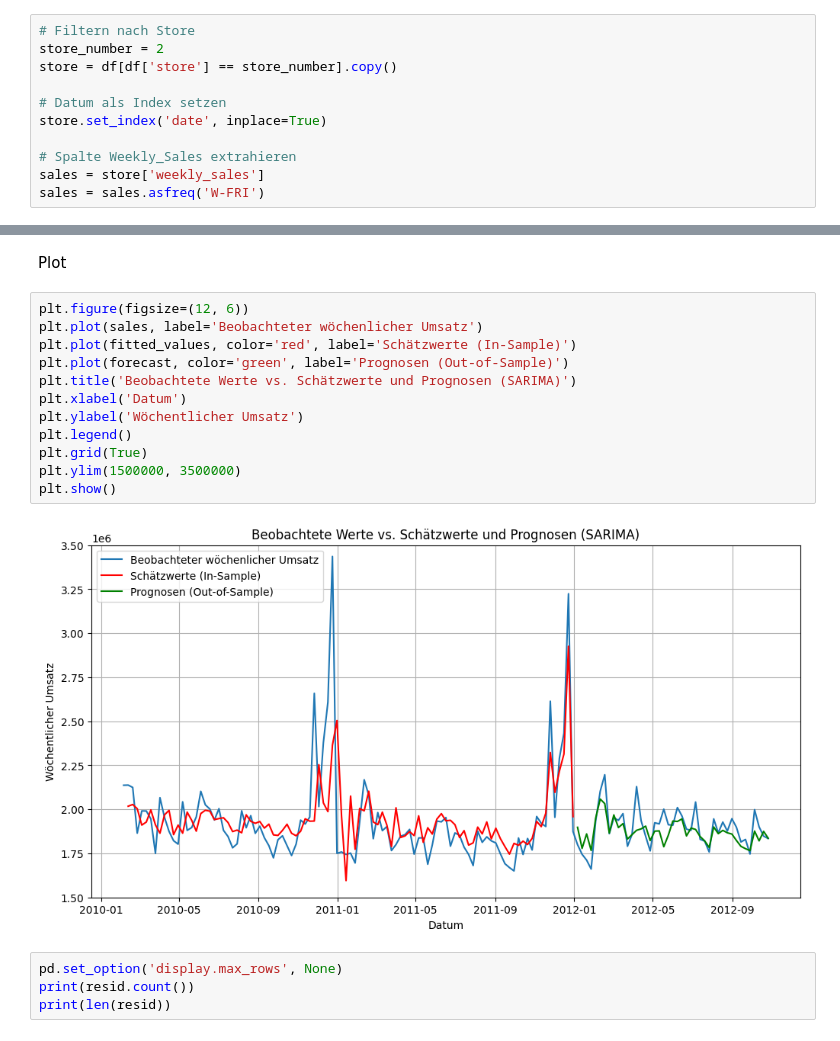
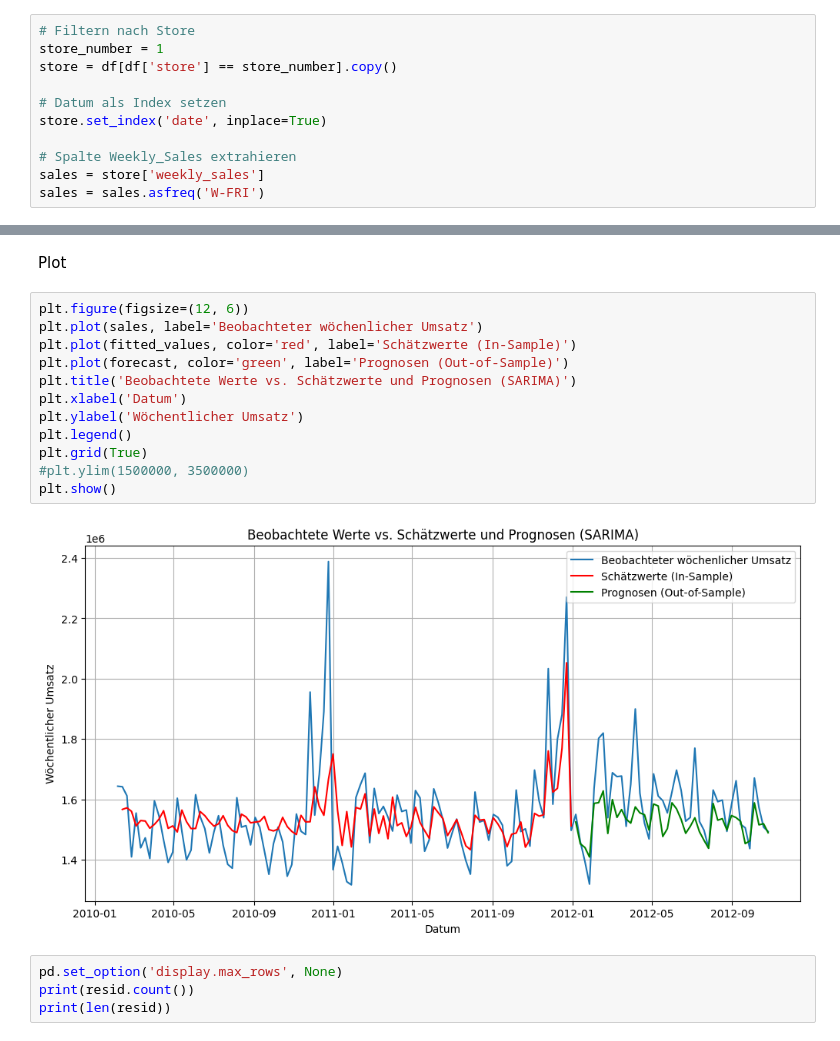
Before and after one commit to netalivo/Bachelor, a Jupyter notebook: main_single_store_SARIMA.ipynb, the cells around one changed output, grey strips where cells are left out. Cells and saved outputs as stored; diff of their text form.

```diff
--- a/main_single_store_SARIMA.ipynb
+++ b/main_single_store_SARIMA.ipynb
@@ -24,7 +24,7 @@ df.columns = df.columns.str.lower()
 1 Store wählen
 # %%
 # Filtern nach Store
-store_number = 2
+store_number = 1
 store = df[df['store'] == store_number].copy()
 
 # Datum als Index setzen
@@ -98,17 +98,17 @@ Plot
 # %%
 plt.figure(figsize=(12, 6))
 plt.plot(sales, label='Beobachteter wöchenlicher Umsatz')
 plt.plot(fitted_values, color='red', label='Schätzwerte (In-Sample)')
 plt.plot(forecast, color='green', label='Prognosen (Out-of-Sample)')
 plt.title('Beobachtete Werte vs. Schätzwerte und Prognosen (SARIMA)')
 plt.xlabel('Datum')
 plt.ylabel('Wöchentlicher Umsatz')
 plt.legend()
 plt.grid(True)
-plt.ylim(1500000, 3500000)
+#plt.ylim(1500000, 3500000)
 plt.show()
 # %% [output]
-[figure, old version]
+[figure, new version]
 # %%
 pd.set_option('display.max_rows', None)
 print(resid.count())
```
Also changed, not shown: parts of 7 cells of this notebook, 8 other files.
